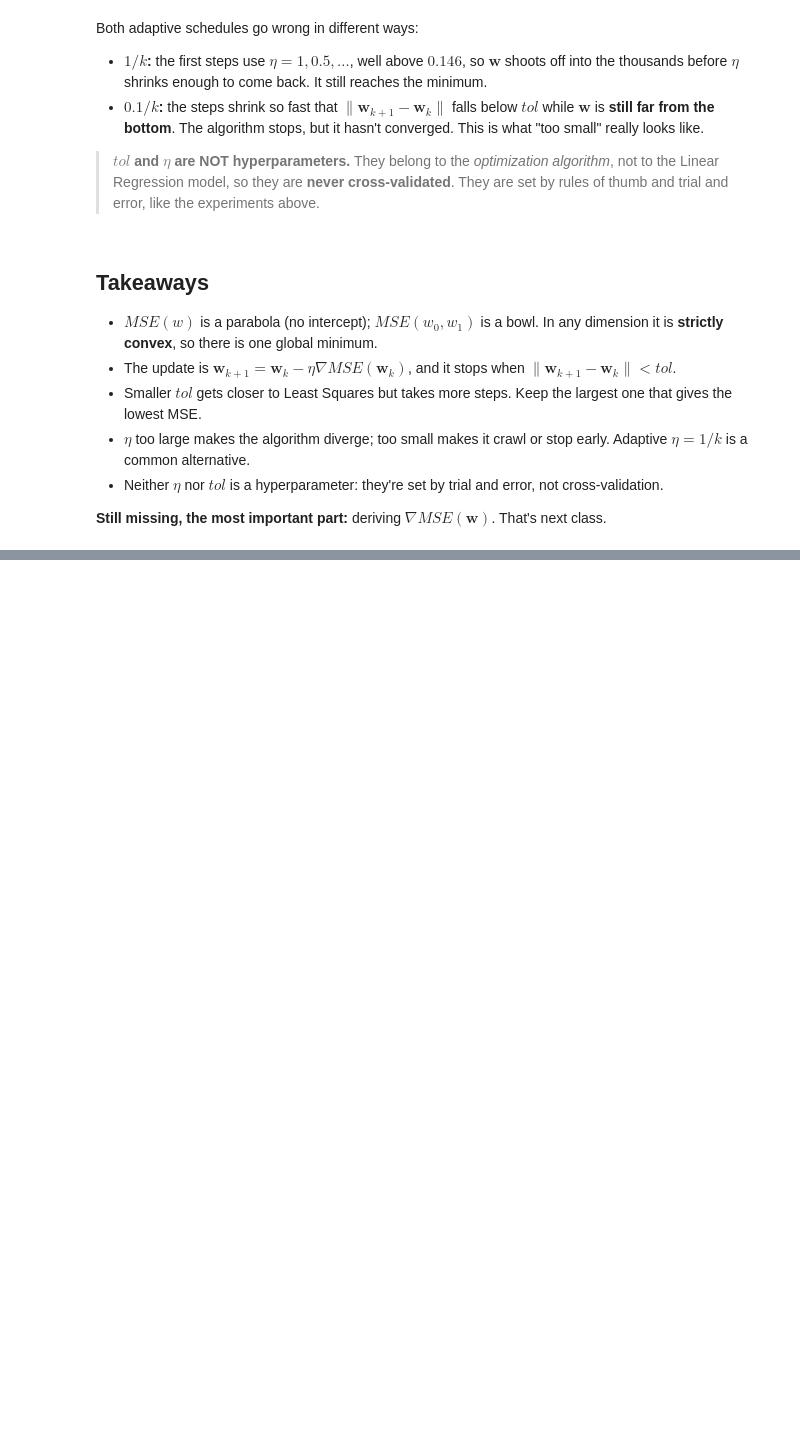
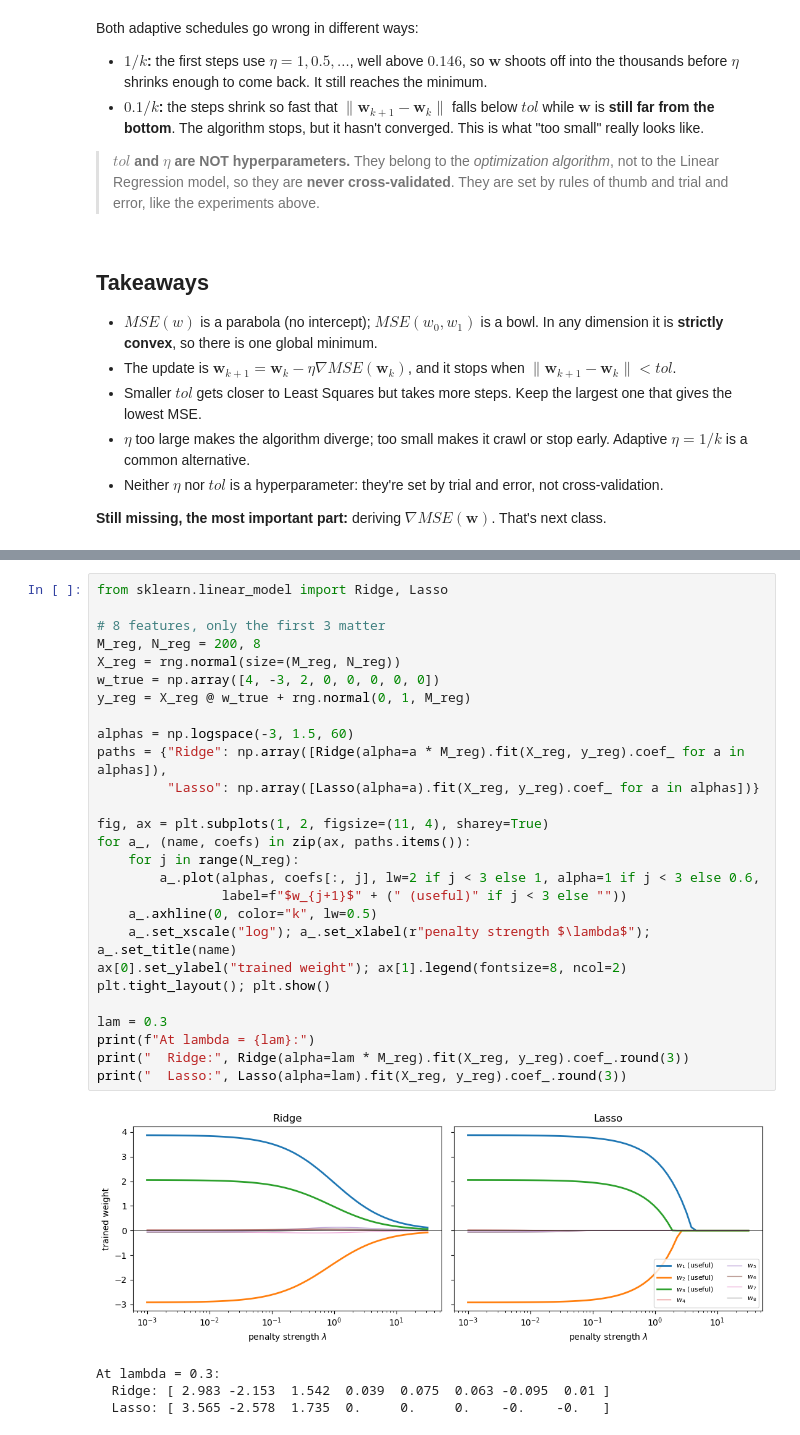
Before and after one commit to AdiRosenstock/STAT-362-Advanced-Machine-Learning, a Jupyter notebook: Notebook.ipynb, the cells around one changed output, grey strips where cells are left out. Cells and saved outputs as stored; diff of their text form; blank space fills up the shorter version.

```diff
--- a/Notebook.ipynb
+++ b/Notebook.ipynb
@@ -340,0 +413,32 @@ Both adaptive schedules go wrong in different ways:
+# %%
+from sklearn.linear_model import Ridge, Lasso
+
+# 8 features, only the first 3 matter
+M_reg, N_reg = 200, 8
+X_reg = rng.normal(size=(M_reg, N_reg))
+w_true = np.array([4, -3, 2, 0, 0, 0, 0, 0])
+y_reg = X_reg @ w_true + rng.normal(0, 1, M_reg)
+
+alphas = np.logspace(-3, 1.5, 60)
+paths = {"Ridge": np.array([Ridge(alpha=a * M_reg).fit(X_reg, y_reg).coef_ for a in alphas]),
+         "Lasso": np.array([Lasso(alpha=a).fit(X_reg, y_reg).coef_ for a in alphas])}
+
+fig, ax = plt.subplots(1, 2, figsize=(11, 4), sharey=True)
+for a_, (name, coefs) in zip(ax, paths.items()):
+    for j in range(N_reg):
+        a_.plot(alphas, coefs[:, j], lw=2 if j < 3 else 1, alpha=1 if j < 3 else 0.6,
+                label=f"$w_{j+1}$" + (" (useful)" if j < 3 else ""))
+    a_.axhline(0, color="k", lw=0.5)
+    a_.set_xscale("log"); a_.set_xlabel(r"penalty strength $\lambda$"); a_.set_title(name)
+ax[0].set_ylabel("trained weight"); ax[1].legend(fontsize=8, ncol=2)
+plt.tight_layout(); plt.show()
+
+lam = 0.3
+print(f"At lambda = {lam}:")
+print("  Ridge:", Ridge(alpha=lam * M_reg).fit(X_reg, y_reg).coef_.round(3))
+print("  Lasso:", Lasso(alpha=lam).fit(X_reg, y_reg).coef_.round(3))
+# %% [output]
+[figure, added]
+At lambda = 0.3:
+  Ridge: [ 2.983 -2.153  1.542  0.039  0.075  0.063 -0.095  0.01 ]
+  Lasso: [ 3.565 -2.578  1.735  0.     0.     0.    -0.    -0.   ]
```
Also changed, not shown: parts of 13 cells of this notebook, 2 other files.
